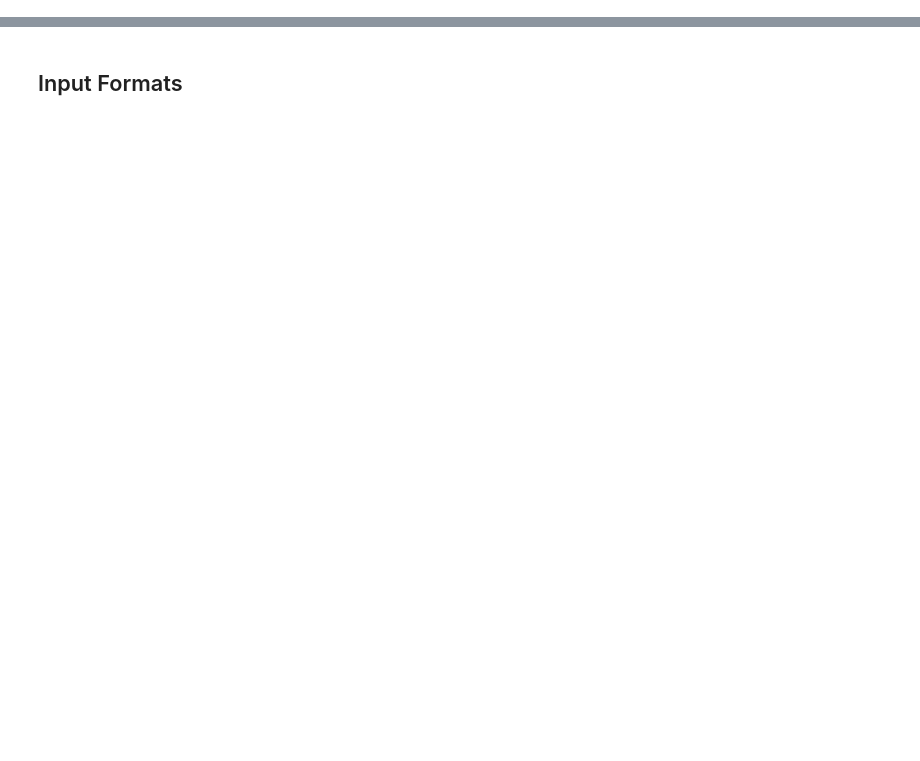
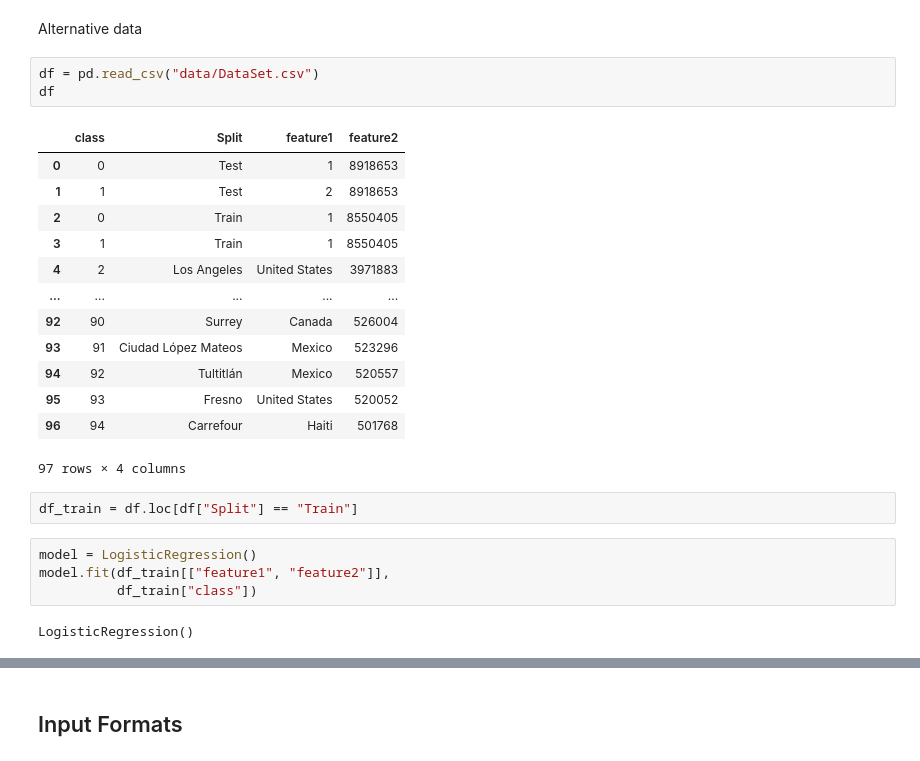
Before and after one commit to srush/BT-AI, a Jupyter notebook: notebooks/module4.notebook.ipynb, the cells around one changed output, grey strips where cells are left out. Drawn from its saved outputs; the diff is of its cells as text; blank space fills up the shorter version.

```diff
--- a/notebooks/module4.notebook.ipynb
+++ b/notebooks/module4.notebook.ipynb
@@ -4,0 +103,27 @@ import sklearn
+# %% [markdown]
+Alternative data
+# %%
+df = pd.read_csv("data/DataSet.csv")
+df
+# %% [output]
+|  | class | Split | feature1 | feature2 |
+| 0 | 0 | Test | 1 | 8918653 |
+| 1 | 1 | Test | 2 | 8918653 |
+| 2 | 0 | Train | 1 | 8550405 |
+| 3 | 1 | Train | 1 | 8550405 |
+| 4 | 2 | Los Angeles | United States | 3971883 |
+| ... | ... | ... | ... | ... |
+| 92 | 90 | Surrey | Canada | 526004 |
+| 93 | 91 | Ciudad López Mateos | Mexico | 523296 |
+| 94 | 92 | Tultitlán | Mexico | 520557 |
+| 95 | 93 | Fresno | United States | 520052 |
+| 96 | 94 | Carrefour | Haiti | 501768 |
+97 rows × 4 columns
+# %%
+df_train = df.loc[df["Split"] == "Train"]
+# %%
+model = LogisticRegression()
+model.fit(df_train[["feature1", "feature2"]],
+          df_train["class"])
+# %% [output]
+LogisticRegression()
```
Also changed, not shown: parts of 47 cells of this notebook, 4 other files.
